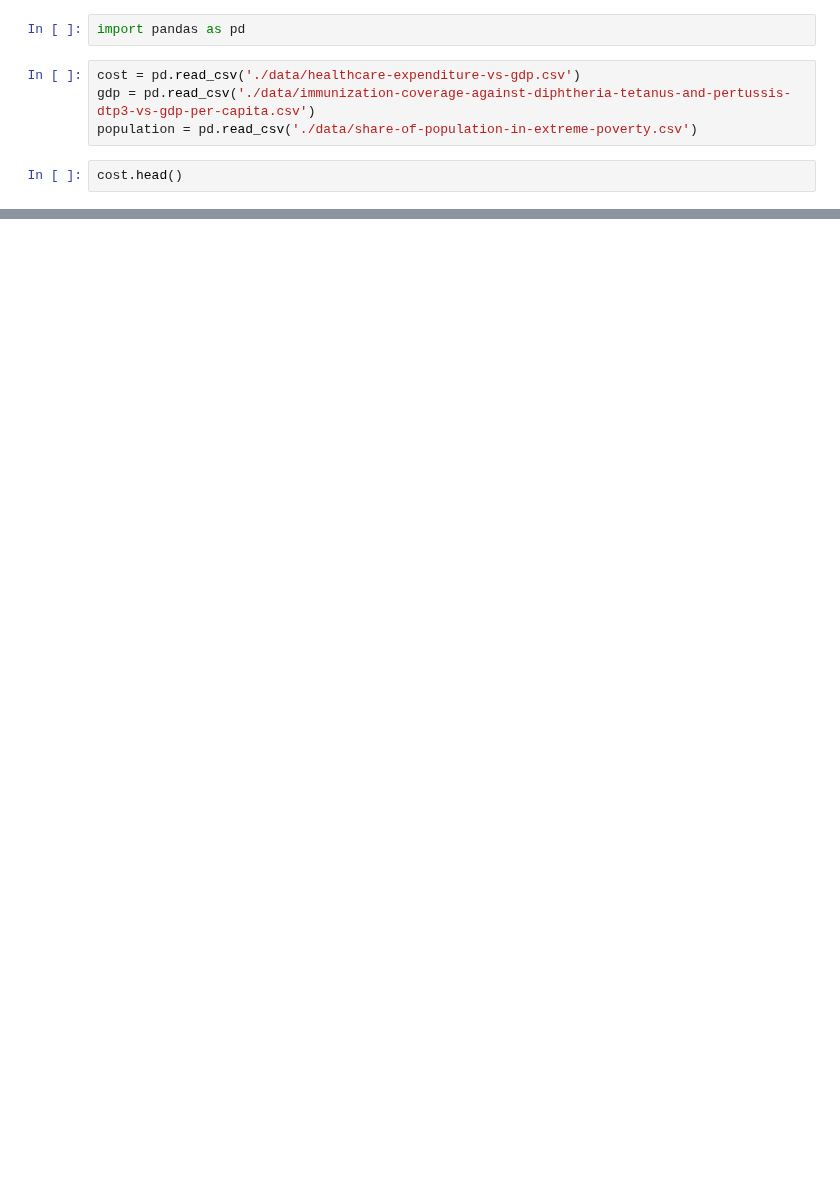
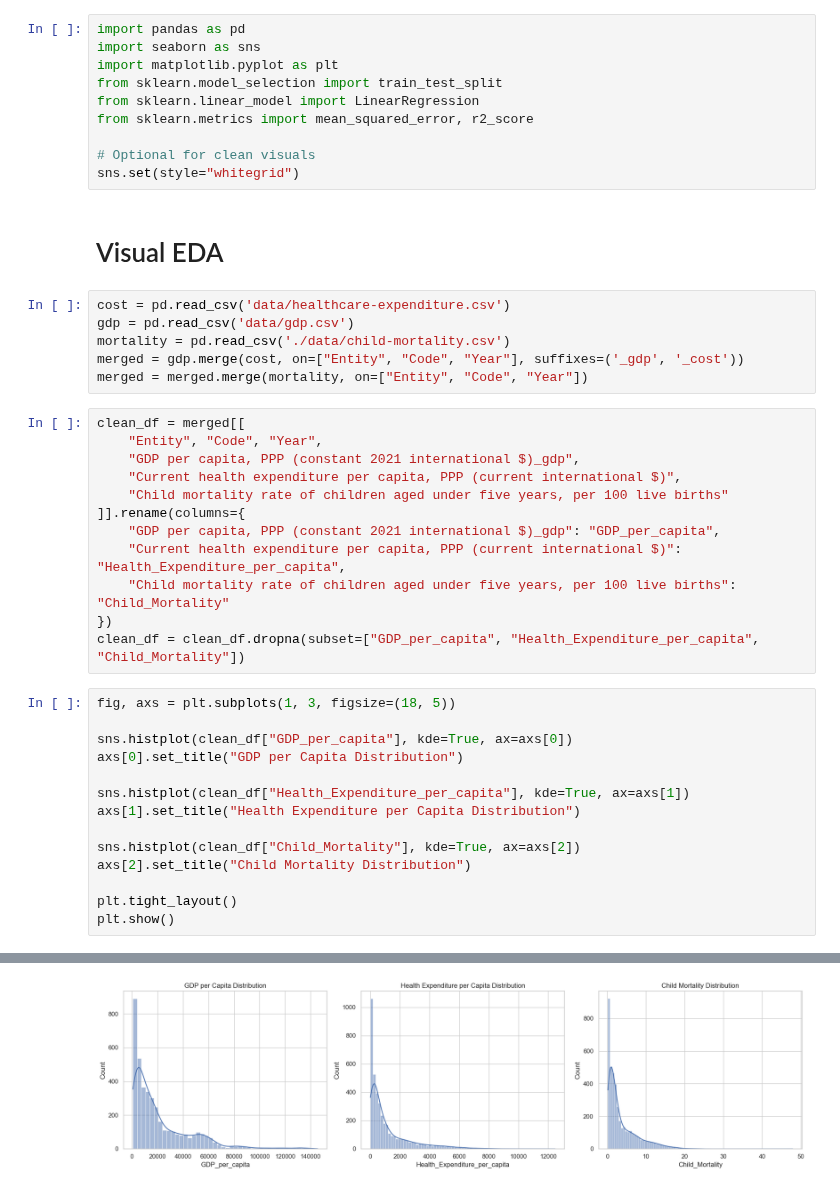
Before and after one commit to GreycinKim/DataScienceProjects, a Jupyter notebook: tetanus/tetanus.ipynb, the cells around one changed output, grey strips where cells are left out. Drawn from its saved outputs; the diff is of its cells as text; blank space fills up the shorter version.

Commit message:
Tetanus Child Mortality Analysis

```diff
--- a/tetanus/tetanus.ipynb
+++ b/tetanus/tetanus.ipynb
@@ -1,9 +3,45 @@
 # %%
 import pandas as pd
+import seaborn as sns
+import matplotlib.pyplot as plt
+from sklearn.model_selection import train_test_split
+from sklearn.linear_model import LinearRegression
+from sklearn.metrics import mean_squared_error, r2_score
+
+# Optional for clean visuals
+sns.set(style="whitegrid")
+# %% [markdown]
+# Visual EDA
 # %%
-cost = pd.read_csv('./data/healthcare-expenditure-vs-gdp.csv')
-gdp = pd.read_csv('./data/immunization-coverage-against-diphtheria-tetanus-and-pertussis-dtp3-vs-gdp-per-capita.csv')
-population = pd.read_csv('./data/share-of-population-in-extreme-poverty.csv')
+cost = pd.read_csv('data/healthcare-expenditure.csv')
+gdp = pd.read_csv('data/gdp.csv')
+mortality = pd.read_csv('./data/child-mortality.csv')
+merged = gdp.merge(cost, on=["Entity", "Code", "Year"], suffixes=('_gdp', '_cost'))
+merged = merged.merge(mortality, on=["Entity", "Code", "Year"])
+# %%
+clean_df = merged[[
+    "Entity", "Code", "Year",
+    "GDP per capita, PPP (constant 2021 international $)_gdp",
+    "Current health expenditure per capita, PPP (current international $)",
+    "Child mortality rate of children aged under five years, per 100 live births"
+]].rename(columns={
+    "GDP per capita, PPP (constant 2021 international $)_gdp": "GDP_per_capita",
+    "Current health expenditure per capita, PPP (current international $)": "Health_Expenditure_per_capita",
+    "Child mortality rate of children aged under five years, per 100 live births": "Child_Mortality"
+})
+clean_df = clean_df.dropna(subset=["GDP_per_capita", "Health_Expenditure_per_capita", "Child_Mortality"])
 # %%
-cost.head()
+fig, axs = plt.subplots(1, 3, figsize=(18, 5))
+
+sns.histplot(clean_df["GDP_per_capita"], kde=True, ax=axs[0])
+axs[0].set_title("GDP per Capita Distribution")
+
+sns.histplot(clean_df["Health_Expenditure_per_capita"], kde=True, ax=axs[1])
+axs[1].set_title("Health Expenditure per Capita Distribution")
+
+sns.histplot(clean_df["Child_Mortality"], kde=True, ax=axs[2])
+axs[2].set_title("Child Mortality Distribution")
+
+plt.tight_layout()
+plt.show()
 # %% [output]
@@ -15,0 +48 @@ cost.head()
+[figure, added]
```
Also changed, not shown: parts of 24 cells of this notebook, 6 other files.
